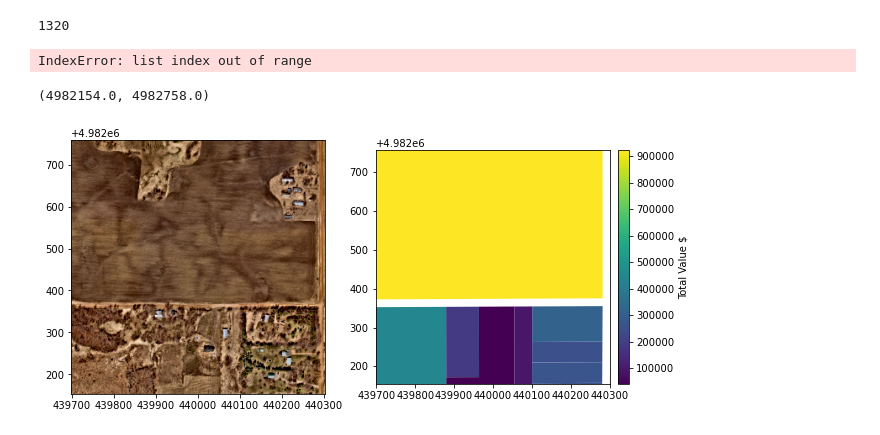
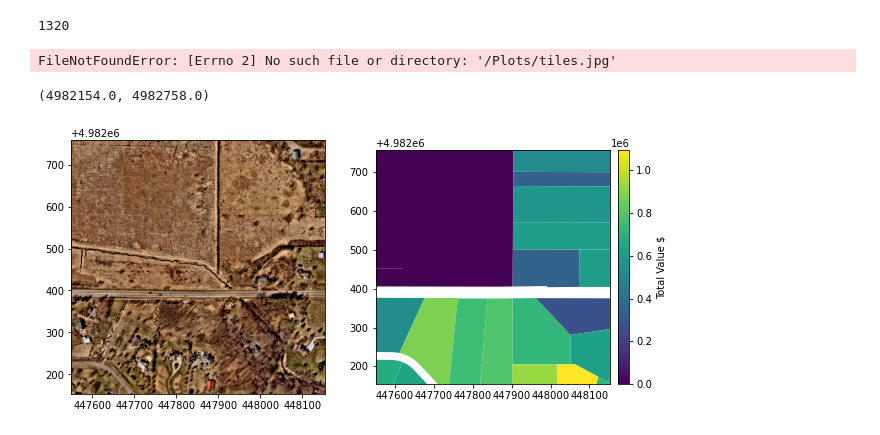
Before and after one commit to mvrl/disaggregation, a Jupyter notebook: test.ipynb, the cells around one changed output. Saved outputs shown, nothing was run; the diff lists cells and outputs as text; code cells hidden in the pictures.

```diff
--- a/test.ipynb
+++ b/test.ipynb
@@ -19,31 +20,36 @@ print( len(dataset))
 fig,axs = plt.subplots(2, 2, figsize = (10,10))
 axs = axs.flatten()
 for i in range(0,4):
+
+
     x = np.random.randint(len(dataset))
     gdf = dataset[x]['geometry']
     gdf.plot(column = 'TOTAL_MV1', ax = axs[i], alpha = 0.6, linewidth=3)
-    axs[i].imshow(dataset[x]['image'], extent = dataset[x]['img_bbox'], origin = 'upper')
-fig.savefig('image.jpg')
+    #axs[i].imshow(dataset[x]['image'], extent = dataset[x]['img_bbox'], origin = 'upper')
+    plotter.plot_tile(axs[i], dataset[x]['image'], extent = dataset[x]['img_bbox'])
+fig.savefig('./Plots/tiles.jpg')
 # %% [output]
-IndexError: list index out of range
+FileNotFoundError: [Errno 2] No such file or directory: '/Plots/tiles.jpg'
 # %%
-poly_array = dataset[14]['geometry']
-image = dataset[14]['image']
-mv_array = dataset[14]['value']
-img_bbox = dataset[14]['img_bbox']
+index = 326
+
+poly_array = dataset[index]['geometry']
+image = dataset[index]['image']
+mv_array = dataset[index]['value']
+img_bbox = dataset[index]['img_bbox']
 # %%
 fig,axs = plt.subplots(1, 2, figsize = (10,8))
-axs[0].imshow(image, extent = img_bbox, origin = 'upper')
+plotter.plot_tile(axs[0], image, extent = img_bbox)
 axs[1].set_xlim( img_bbox[0:2] )
 axs[1].set_ylim( img_bbox[2:4] )
 
 divider = make_axes_locatable(axs[1])
 cax = divider.append_axes("right", size="5%", pad=0.1)
 poly_array.plot(column = 'TOTAL_MV1', ax = axs[1], alpha = 1, linewidth=3, legend = True, legend_kwds={'label': "Total Value $", 'orientation': "vertical"}, cax =cax)
 
 
 print(img_bbox[2:4])
 # %% [output]
 (4982154.0, 4982758.0)
-[figure, old version]
+[figure, new version]
 # %%
```
Also changed, not shown: parts of 2 cells of this notebook, 5 other files.
